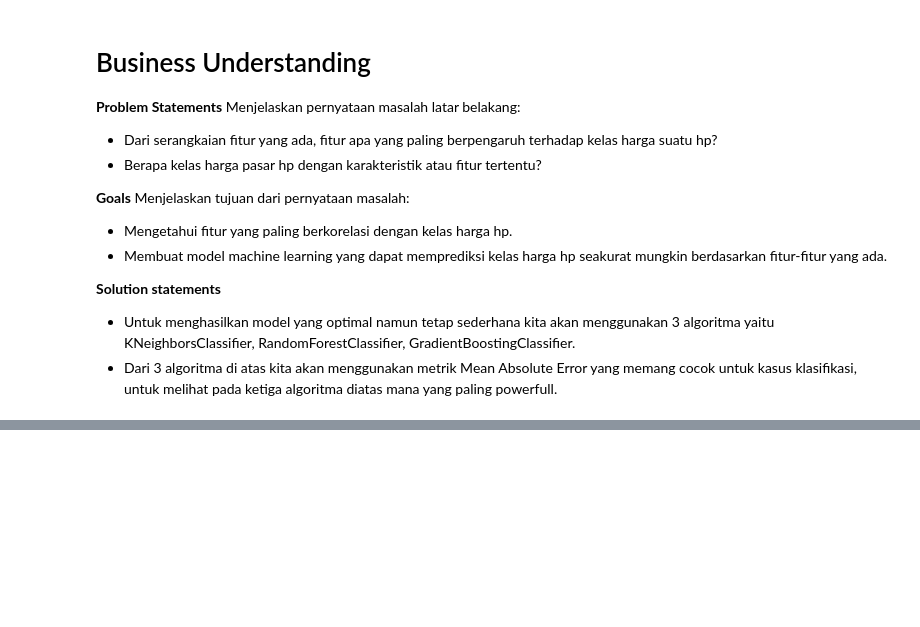
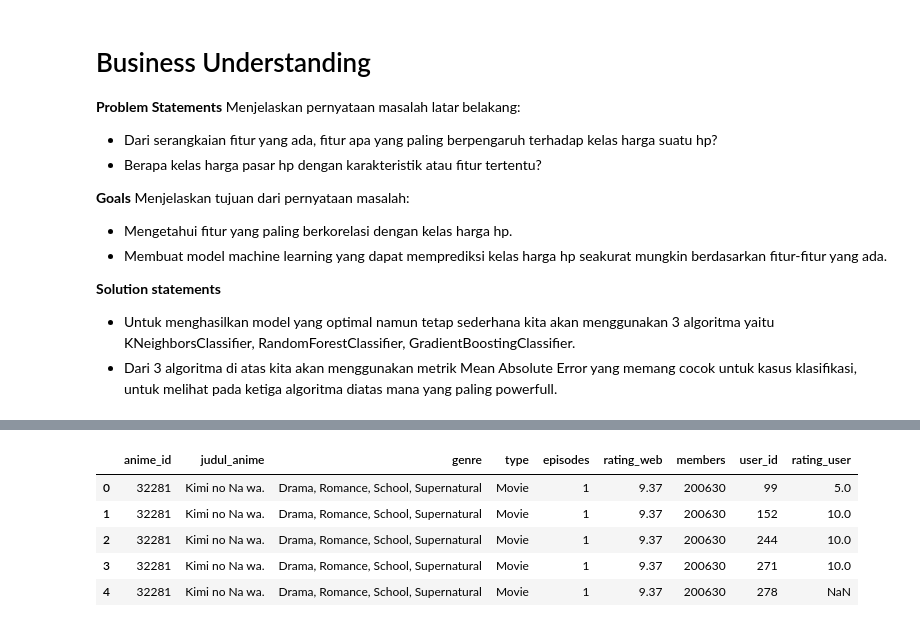
Before and after one commit to izzul112/ML_BMLT-Proyek_Akhir-Sistem_Rekomendasi-Anime, a Jupyter notebook: Proyek_Akhir_Sistem_Rekomendasi.ipynb, the cells around one changed output, grey strips where cells are left out. Drawn from its saved outputs; the diff is of its cells as text; code cells hidden in the pictures; blank space fills up the shorter version.

```diff
--- a/Proyek_Akhir_Sistem_Rekomendasi.ipynb
+++ b/Proyek_Akhir_Sistem_Rekomendasi.ipynb
@@ -70,0 +214,11 @@ import matplotlib.pyplot as plt
+# %%
+anime_feature = anime_fulldata.copy()
+anime_feature["rating_user"].replace({-1: np.nan}, inplace=True)
+anime_feature.head()
+# %% [output]
+|  | anime_id | judul_anime | genre | type | episodes | rating_web | members | user_id | rating_user |
+| 0 | 32281 | Kimi no Na wa. | Drama, Romance, School, Supernatural | Movie | 1 | 9.37 | 200630 | 99 | 5.0 |
+| 1 | 32281 | Kimi no Na wa. | Drama, Romance, School, Supernatural | Movie | 1 | 9.37 | 200630 | 152 | 10.0 |
+| 2 | 32281 | Kimi no Na wa. | Drama, Romance, School, Supernatural | Movie | 1 | 9.37 | 200630 | 244 | 10.0 |
+| 3 | 32281 | Kimi no Na wa. | Drama, Romance, School, Supernatural | Movie | 1 | 9.37 | 200630 | 271 | 10.0 |
+| 4 | 32281 | Kimi no Na wa. | Drama, Romance, School, Supernatural | Movie | 1 | 9.37 | 200630 | 278 | NaN |
```
Also changed, not shown: parts of 20 cells of this notebook.
